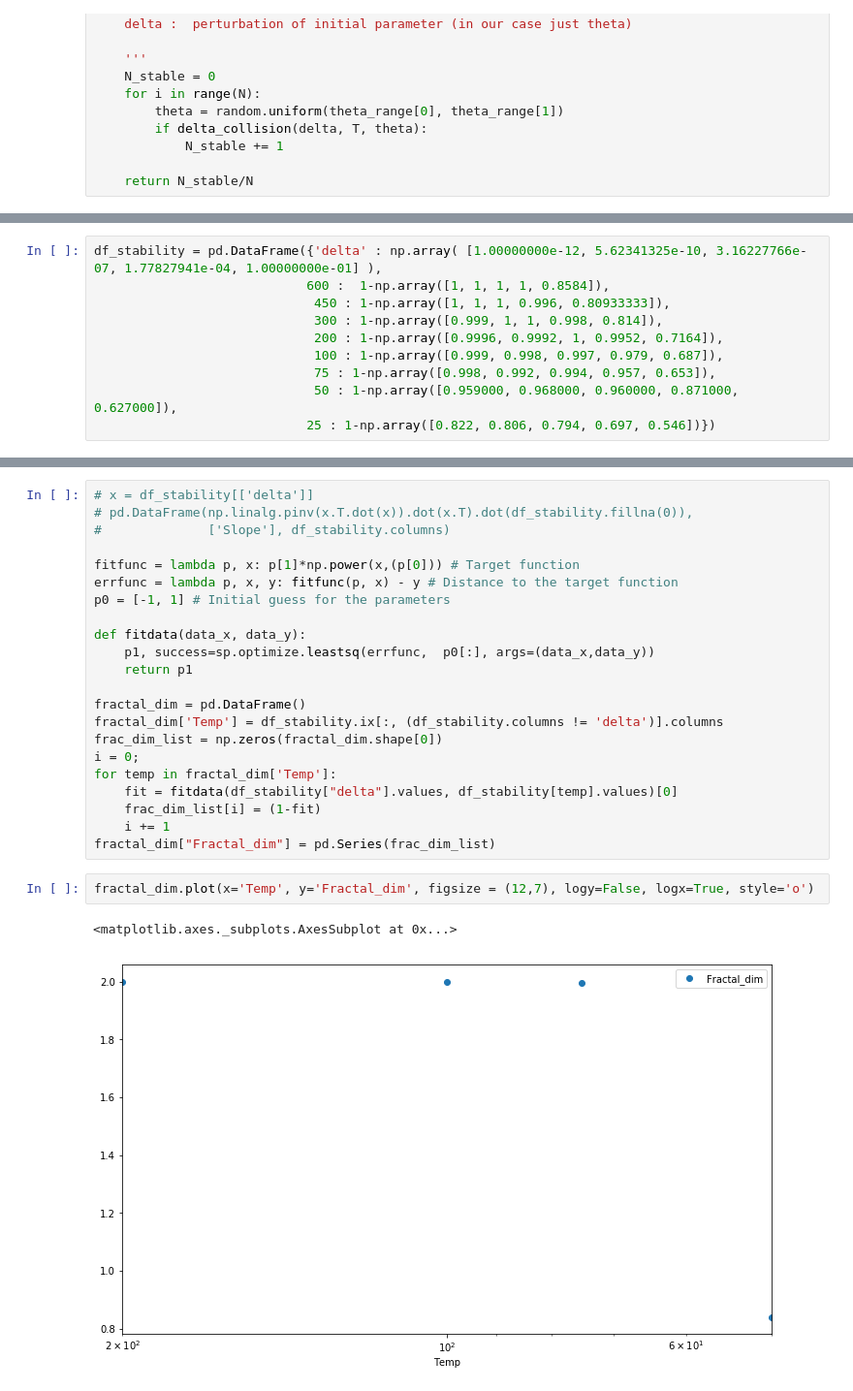
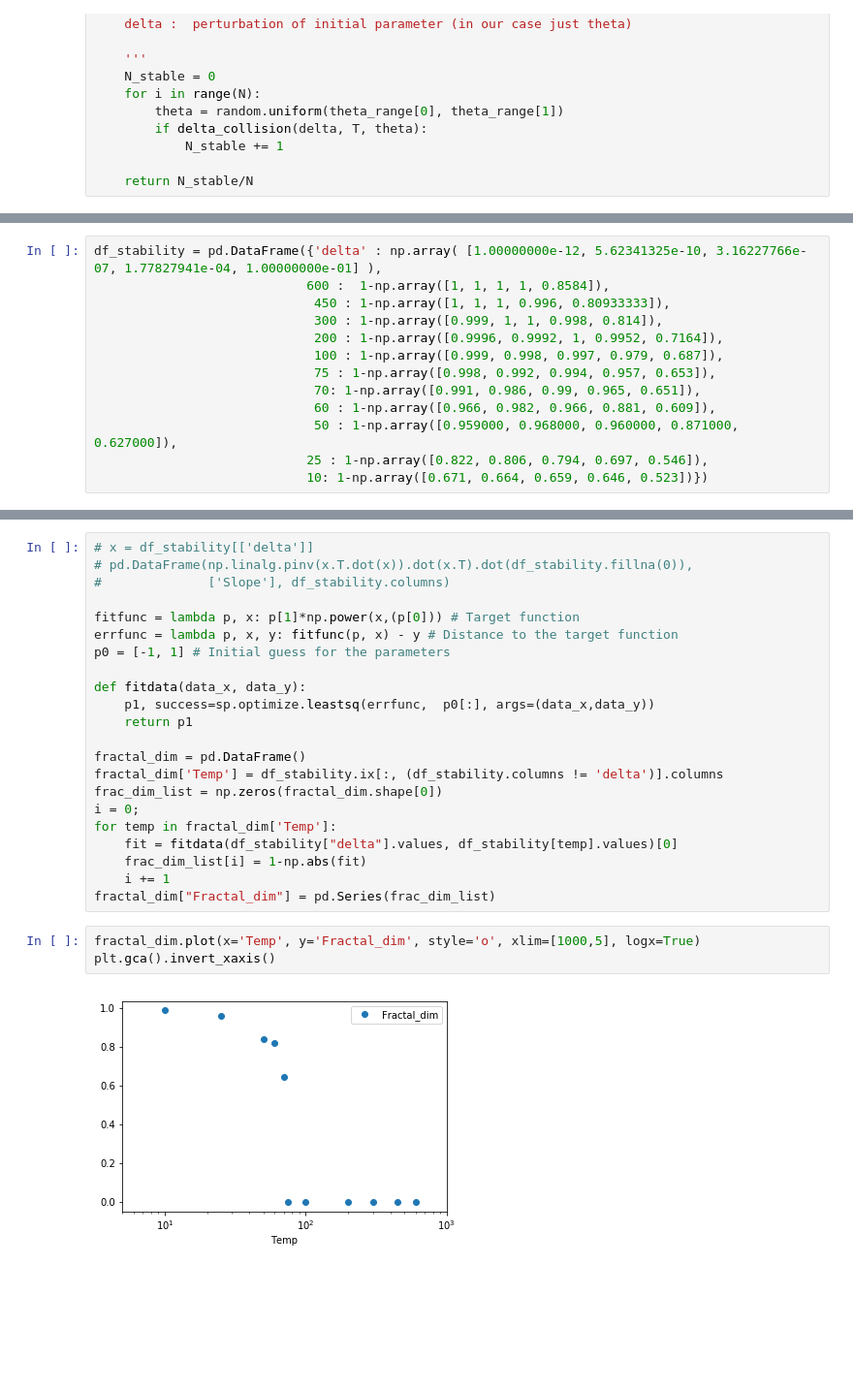
Before and after one commit to AndreiHG/ultracold-molec-coll, a Jupyter notebook: CroftBohn.ipynb, the cells around one changed output, grey strips where cells are left out. Shown at 97% size. Cells and saved outputs as stored; diff of their text form; blank space fills up the shorter version.

```diff
--- a/CroftBohn.ipynb
+++ b/CroftBohn.ipynb
@@ -498,8 +535,11 @@ df_stability = pd.DataFrame({'delta' : np.array( [1.00000000e-12, 5.62341325e-10
                              200 : 1-np.array([0.9996, 0.9992, 1, 0.9952, 0.7164]),
                              100 : 1-np.array([0.999, 0.998, 0.997, 0.979, 0.687]),
                              75 : 1-np.array([0.998, 0.992, 0.994, 0.957, 0.653]),
+                             70: 1-np.array([0.991, 0.986, 0.99, 0.965, 0.651]),
+                             60 : 1-np.array([0.966, 0.982, 0.966, 0.881, 0.609]),
                              50 : 1-np.array([0.959000, 0.968000, 0.960000, 0.871000, 0.627000]),
-                            25 : 1-np.array([0.822, 0.806, 0.794, 0.697, 0.546])})
+                            25 : 1-np.array([0.822, 0.806, 0.794, 0.697, 0.546]),
+                            10: 1-np.array([0.671, 0.664, 0.659, 0.646, 0.523])})
 # %%
 df_stability.plot(x='delta', y=list(df_stability.loc[:, df_stability.columns != 'delta']), \
                   figsize = (10,7), logy=True, logx=True, marker = 'o')
@@ -525,11 +565,11 @@ frac_dim_list = np.zeros(fractal_dim.shape[0])
 i = 0;
 for temp in fractal_dim['Temp']:
     fit = fitdata(df_stability["delta"].values, df_stability[temp].values)[0]
-    frac_dim_list[i] = (1-fit)
+    frac_dim_list[i] = 1-np.abs(fit)
     i += 1
 fractal_dim["Fractal_dim"] = pd.Series(frac_dim_list)
 # %%
-fractal_dim.plot(x='Temp', y='Fractal_dim', figsize = (12,7), logy=False, logx=True, style='o')
+fractal_dim.plot(x='Temp', y='Fractal_dim', style='o', xlim=[1000,5], logx=True)
+plt.gca().invert_xaxis()
 # %% [output]
-<matplotlib.axes._subplots.AxesSubplot at 0x...>
-[figure, old version]
+[figure, new version]
```
Also changed, not shown: parts of 5 cells of this notebook.
